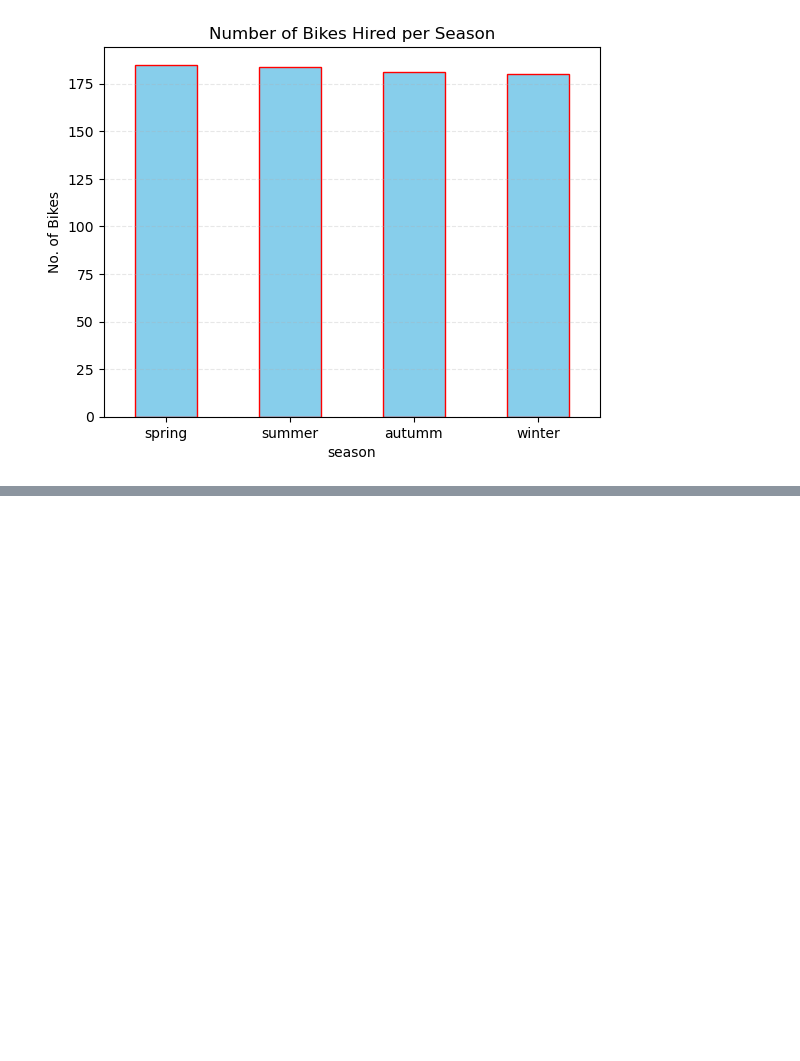
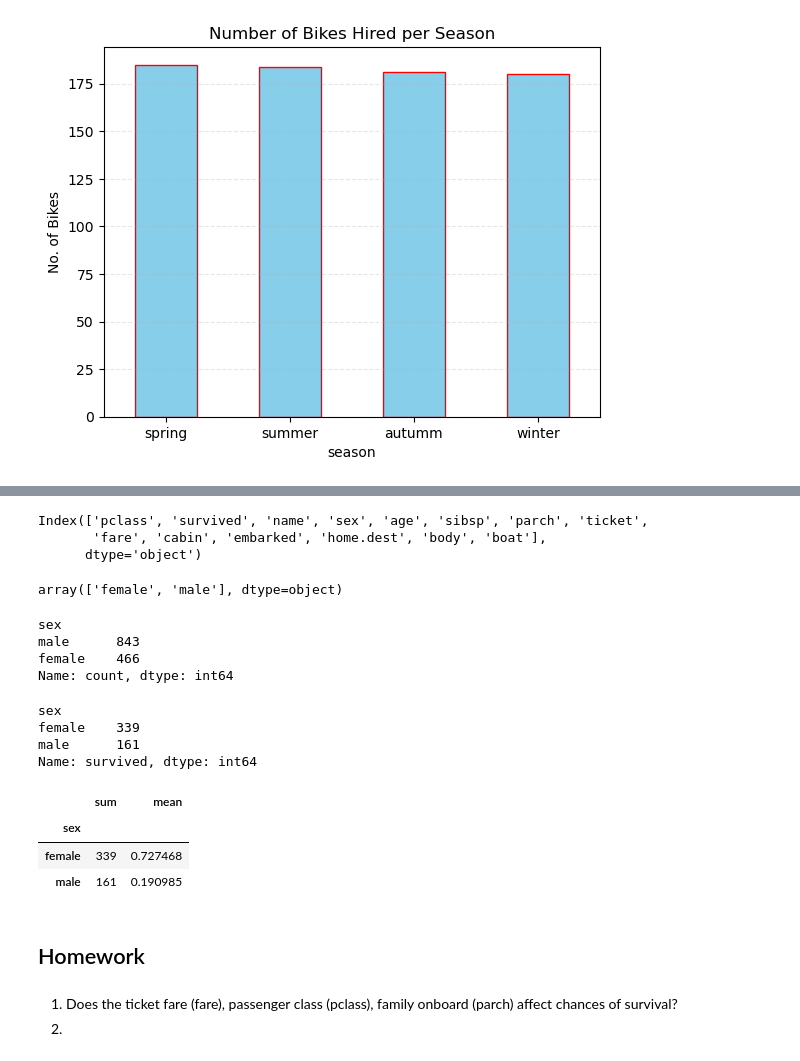
Before and after one commit to sourceCodeSherpa/csaafrica_intro_to_ds, a Jupyter notebook: notebooks/data_wrangling.ipynb, the cells around one changed output, grey strips where cells are left out. Drawn from its saved outputs; the diff is of its cells as text; code cells hidden in the pictures; blank space fills up the shorter version.

```diff
--- a/notebooks/data_wrangling.ipynb
+++ b/notebooks/data_wrangling.ipynb
@@ -384,0 +470,46 @@ plt.show()
+# %%
+#
+# Show columns
+titanic.columns
+# %% [output]
+Index(['pclass', 'survived', 'name', 'sex', 'age', 'sibsp', 'parch', 'ticket',
+       'fare', 'cabin', 'embarked', 'home.dest', 'body', 'boat'],
+      dtype='object')
+# %%
+#
+# Get the values for each sex
+titanic['sex'].unique()
+# %% [output]
+array(['female', 'male'], dtype=object)
+# %%
+#
+# Number count of each sex
+titanic['sex'].value_counts()
+# %% [output]
+sex
+male      843
+female    466
+Name: count, dtype: int64
+# %%
+#
+# Check survival by sex (groups all from the same sex and sums all the survival values)
+titanic.groupby('sex')['survived'].sum()
+# %% [output]
+sex
+female    339
+male      161
+Name: survived, dtype: int64
+# %%
+#
+# check survival by sex and the percentage on the total
+titanic.groupby('sex')['survived'].agg(['sum', 'mean'])
+# %% [output]
+|  | sum | mean |
+| sex |  |  |
+| female | 339 | 0.727468 |
+| male | 161 | 0.190985 |
+# %% [markdown]
+## Homework
+# %% [markdown]
+1. Does the ticket fare (fare), passenger class (pclass), family onboard (parch) affect chances of survival?
+2.
```
Also changed, not shown: parts of 8 cells of this notebook, 1 other file.
